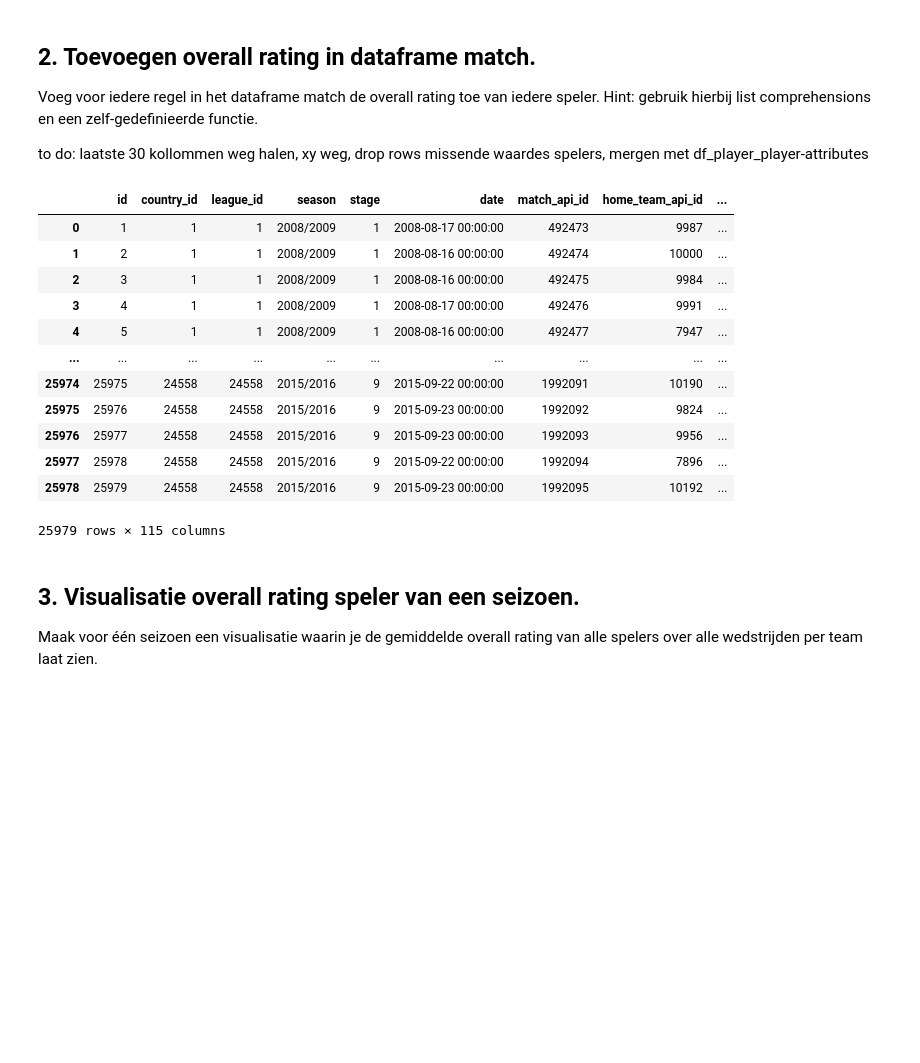
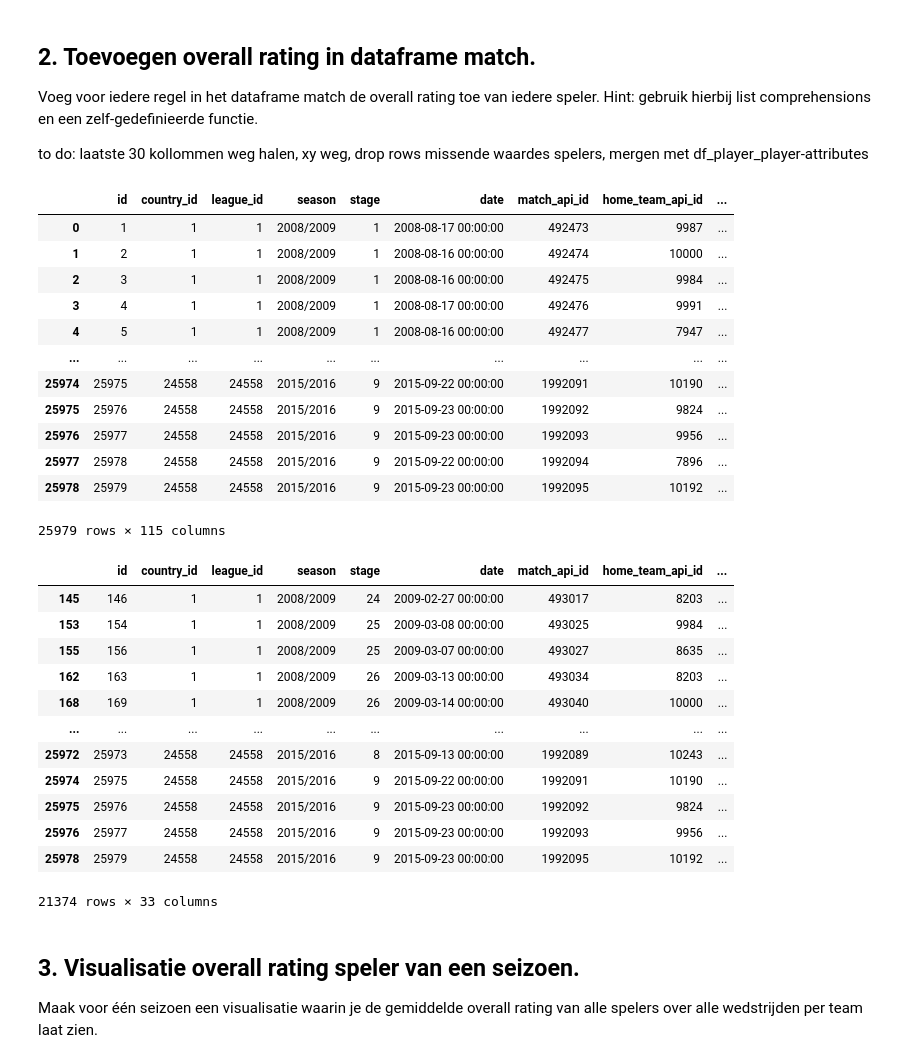
Before and after one commit to BartJeninga/2BDatalab, a Jupyter notebook: DataLab II Main v3.0.ipynb, the cells around one changed output. Cells and saved outputs as stored; diff of their text form; code cells hidden in the pictures; blank space fills up the shorter version.

Commit message:
Update DataLab II Main v3.0.ipynb
deleted columns

```diff
--- a/DataLab II Main v3.0.ipynb
+++ b/DataLab II Main v3.0.ipynb
@@ -689,20 +690,37 @@ Voeg voor iedere regel in het dataframe match de overall rating toe van iedere s
 
 to do: laatste 30 kollommen weg halen, xy weg, drop rows missende waardes spelers, mergen met df_player_player-attributes
 # %%
+#x, y en laatste 38 kolommen deleten & delete null values
+display(df_match)
+df_match_fixed = df_match.iloc[:, np.r_[0:11, 55:77]].dropna()
+display(df_match_fixed)
 # %% [output]
 |  | id | country_id | league_id | season | stage | date | match_api_id | home_team_api_id | ... |
 | 0 | 1 | 1 | 1 | 2008/2009 | 1 | 2008-08-17 00:00:00 | 492473 | 9987 | ... |
 | 1 | 2 | 1 | 1 | 2008/2009 | 1 | 2008-08-16 00:00:00 | 492474 | 10000 | ... |
 | 2 | 3 | 1 | 1 | 2008/2009 | 1 | 2008-08-16 00:00:00 | 492475 | 9984 | ... |
 | 3 | 4 | 1 | 1 | 2008/2009 | 1 | 2008-08-17 00:00:00 | 492476 | 9991 | ... |
 | 4 | 5 | 1 | 1 | 2008/2009 | 1 | 2008-08-16 00:00:00 | 492477 | 7947 | ... |
 | ... | ... | ... | ... | ... | ... | ... | ... | ... | ... |
 | 25974 | 25975 | 24558 | 24558 | 2015/2016 | 9 | 2015-09-22 00:00:00 | 1992091 | 10190 | ... |
 | 25975 | 25976 | 24558 | 24558 | 2015/2016 | 9 | 2015-09-23 00:00:00 | 1992092 | 9824 | ... |
 | 25976 | 25977 | 24558 | 24558 | 2015/2016 | 9 | 2015-09-23 00:00:00 | 1992093 | 9956 | ... |
 | 25977 | 25978 | 24558 | 24558 | 2015/2016 | 9 | 2015-09-22 00:00:00 | 1992094 | 7896 | ... |
 | 25978 | 25979 | 24558 | 24558 | 2015/2016 | 9 | 2015-09-23 00:00:00 | 1992095 | 10192 | ... |
 25979 rows × 115 columns
+|  | id | country_id | league_id | season | stage | date | match_api_id | home_team_api_id | ... |
+| 145 | 146 | 1 | 1 | 2008/2009 | 24 | 2009-02-27 00:00:00 | 493017 | 8203 | ... |
+| 153 | 154 | 1 | 1 | 2008/2009 | 25 | 2009-03-08 00:00:00 | 493025 | 9984 | ... |
+| 155 | 156 | 1 | 1 | 2008/2009 | 25 | 2009-03-07 00:00:00 | 493027 | 8635 | ... |
+| 162 | 163 | 1 | 1 | 2008/2009 | 26 | 2009-03-13 00:00:00 | 493034 | 8203 | ... |
+| 168 | 169 | 1 | 1 | 2008/2009 | 26 | 2009-03-14 00:00:00 | 493040 | 10000 | ... |
+| ... | ... | ... | ... | ... | ... | ... | ... | ... | ... |
+| 25972 | 25973 | 24558 | 24558 | 2015/2016 | 8 | 2015-09-13 00:00:00 | 1992089 | 10243 | ... |
+| 25974 | 25975 | 24558 | 24558 | 2015/2016 | 9 | 2015-09-22 00:00:00 | 1992091 | 10190 | ... |
+| 25975 | 25976 | 24558 | 24558 | 2015/2016 | 9 | 2015-09-23 00:00:00 | 1992092 | 9824 | ... |
+| 25976 | 25977 | 24558 | 24558 | 2015/2016 | 9 | 2015-09-23 00:00:00 | 1992093 | 9956 | ... |
+| 25978 | 25979 | 24558 | 24558 | 2015/2016 | 9 | 2015-09-23 00:00:00 | 1992095 | 10192 | ... |
+21374 rows × 33 columns
 # %% [markdown]
 ## 3. Visualisatie overall rating speler van een seizoen.  <a name="visueeloverallseizoen"></a>
 Maak voor één seizoen een visualisatie waarin je de gemiddelde overall rating van alle spelers over alle wedstrijden per team laat zien.
```
Also changed, not shown: parts of 1 cell of this notebook.
